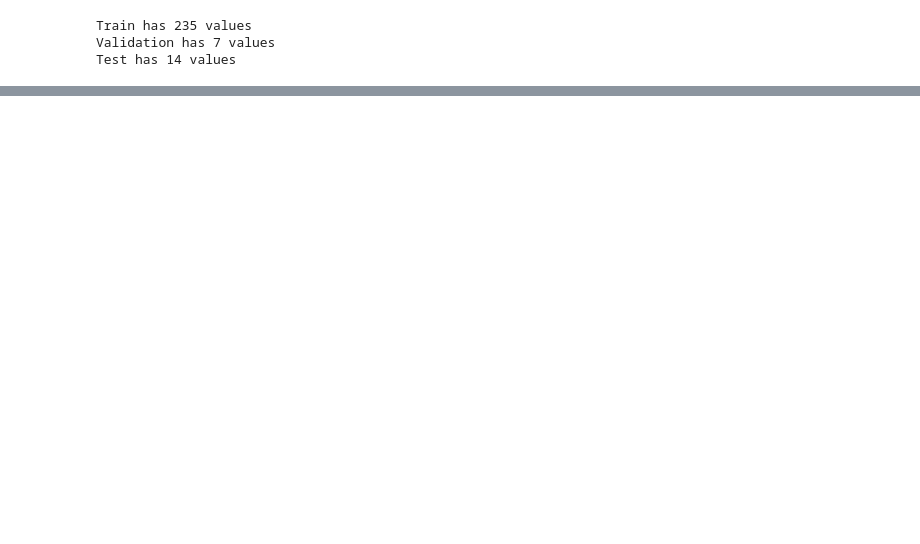
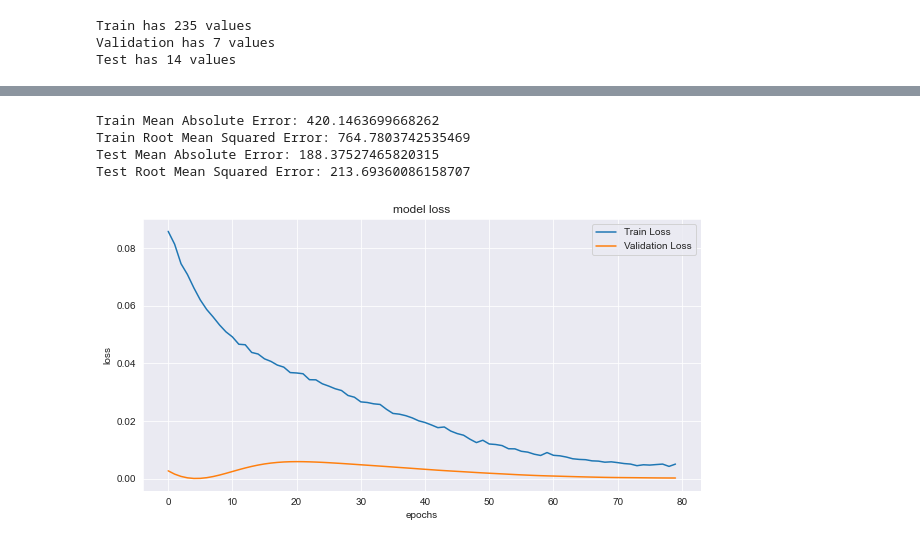
Before and after one commit to bmauss/COVID_Forecast, a Jupyter notebook: New York.ipynb, the cells around one changed output, grey strips where cells are left out. Saved outputs shown, nothing was run; the diff lists cells and outputs as text; code cells hidden in the pictures; blank space fills up the shorter version.

```diff
--- a/New York.ipynb
+++ b/New York.ipynb
@@ -306,0 +467,24 @@ This plot represents the dates between September 21st and October 1st. These cor
+# %%
+look_back = 1
+
+X_train, y_train = create_dataset(ny_train, look_back)
+X_val, y_val = create_dataset(ny_val, look_back)
+X_test, y_test = create_dataset(ny_test, look_back)
+
+# reshape input to be [samples, time steps, features]
+X_train = np.reshape(X_train, (X_train.shape[0], 1, X_train.shape[1]))
+X_val = np.reshape(X_val, (X_val.shape[0], 1, X_val.shape[1]))
+X_test = np.reshape(X_test, (X_test.shape[0], 1, X_test.shape[1]))
+
+p75_model = Sequential()
+p75_model.add(LSTM(100, input_shape=(X_train.shape[1], X_train.shape[2])))
+p75_model.add(Dropout(0.2))
+p75_model.add(Dense(1))
+p75_model.compile(loss='mean_squared_error', optimizer='adam')
+
+p75_history = p75_model.fit(X_train, y_train, epochs=500, batch_size=70,
+                    validation_data=(X_val, y_val),
+                    callbacks=[EarlyStopping(monitor='val_loss', patience=75)],
+                    verbose=1, shuffle=False)
+
+p75_model.summary()
@@ -306,0 +509,27 @@ This plot represents the dates between September 21st and October 1st. These cor
+# %%
+train_predict = p75_model.predict(X_train)
+test_predict = p75_model.predict(X_test)
+
+# Invert predictions to original scale for interpretation
+train_predict = scaler.inverse_transform(train_predict)
+y_train_rescaled = scaler.inverse_transform([y_train])
+test_predict = scaler.inverse_transform(test_predict)
+y_test_rescaled = scaler.inverse_transform([y_test])
+
+print('Train Mean Absolute Error:', MAE(y_train_rescaled[0],
+                                        train_predict[:,0]))
+print('Train Root Mean Squared Error:',np.sqrt(MSE(y_train_rescaled[0],
+                                               train_predict[:,0])))
+print('Test Mean Absolute Error:', MAE(y_test_rescaled[0],
+                                       test_predict[:,0]))
+print('Test Root Mean Squared Error:',np.sqrt(MSE(y_test_rescaled[0],
+                                              test_predict[:,0])))
+# %% [output]
+Train Mean Absolute Error: 420.1463699668262
+Train Root Mean Squared Error: 764.7803742535469
+Test Mean Absolute Error: 188.37527465820315
+Test Root Mean Squared Error: 213.69360086158707
+# %%
+plot_loss(p75_history)
+# %% [output]
+[figure, added]
```
Also changed, not shown: parts of 39 cells of this notebook, 3 other files.
